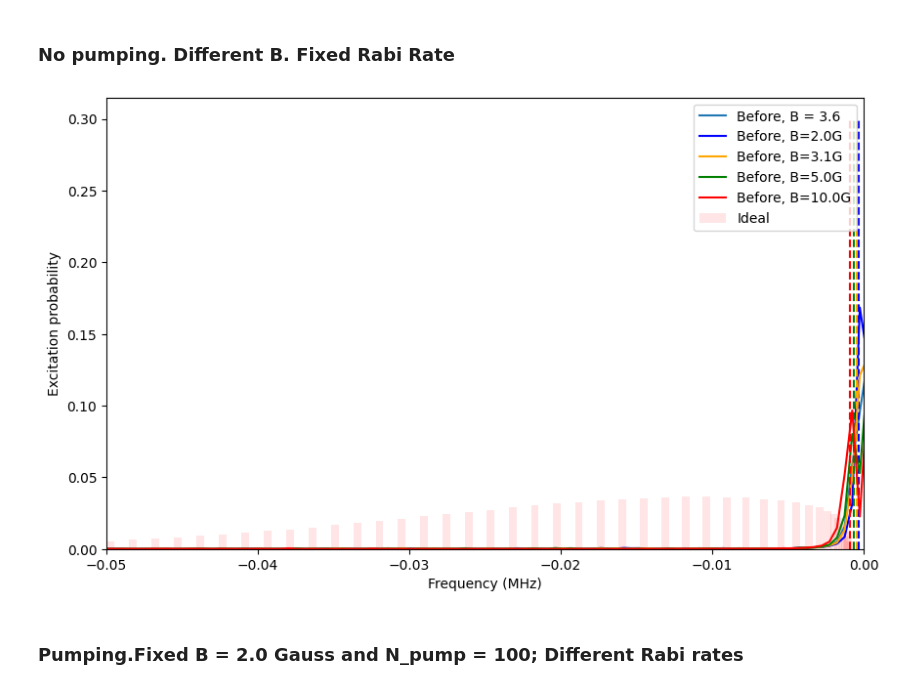
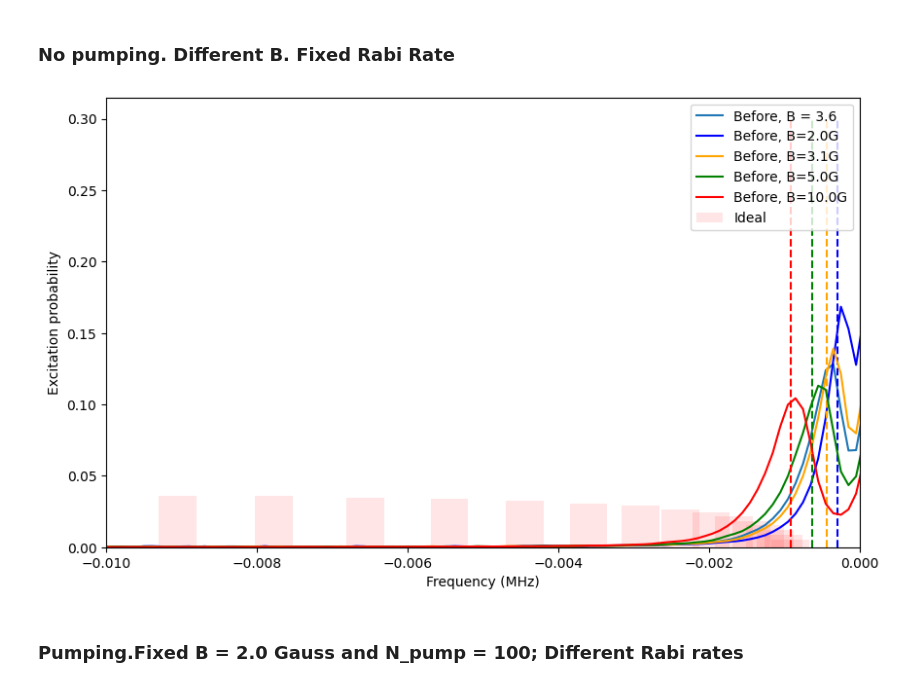
Before and after one commit to sdracia/master-thesis, a Jupyter notebook: molecules-calculation/spectrum.ipynb, the cells around one changed output. Drawn from its saved outputs; the diff is of its cells as text; code cells hidden in the pictures.

```diff
--- a/molecules-calculation/spectrum.ipynb
+++ b/molecules-calculation/spectrum.ipynb
@@ -202,7 +240,7 @@ j_max = 50
 
 duration_us = 1500.0
 rabi_rate_mhz = 2*np.pi*0.001
-max_frequency_mhz = 0.05
+max_frequency_mhz = 0.01
 scan_points = 200
 dephased = True
 is_minus = True
@@ -223,34 +261,34 @@ fig, ax = plt.subplots(figsize=(10, 6))
 
 ax.plot(frequencies, exc_probs, label = "Before, B = 3.6")
 ax.bar(signature_transitions, states.j_distribution(), color="red", width=0.0005, alpha=0.1, label = "Ideal")
 
 
 b_fields_gauss = [2.0, 3.1, 5.0, 10.0]
 colors = ["blue", "orange", "green", "red"]
 
 # gj = caoh.gj
 gj = -0.036
 
 for b, color in zip(b_fields_gauss, colors):
     caoh = CaOH.from_file(b_field_gauss=b, j_max=50)
     states = qls.States(caoh, temperature)
 
     j_peak = np.argmax(states.j_distribution())
     peak_minus = - caoh.cb_khz * gj - ( caoh.cij_khz * caoh.cb_khz * (gj-gI) ) / ( 2 * np.sqrt(caoh.cij_khz**2 * (j_peak + 0.5)**2 + (caoh.cb_khz * (gj - gI))**2 ) )
     peak_plus = - caoh.cb_khz * gj + ( caoh.cij_khz * caoh.cb_khz * (gj-gI) ) / ( 2 * np.sqrt(caoh.cij_khz**2 * (j_peak + 0.5)**2 + (caoh.cb_khz * (gj - gI))**2 ) )
 
     frequencies, exc_probs = qls.get_spectrum(caoh, states.dist, duration_us, rabi_rate_mhz, max_frequency_mhz, scan_points, dephased, is_minus)
     plt.plot(frequencies, exc_probs, color=color, label=f"Before, B={b}G")
     plt.vlines([-peak_minus * 1e-3, -peak_plus * 1e-3], 0, 0.3, color=color, linestyles="dashed")
 
 plt.legend()
 plt.xlabel("Frequency (MHz)")
 plt.ylabel("Excitation probability")
 plt.xlim([-max_frequency_mhz, 0])
 # plt.yscale("log")
 plt.show()
 # %% [output]
-[figure, old version]
+[figure, new version]
 # %% [markdown]
 ### Pumping.Fixed B = 2.0 Gauss and N_pump = 100; Different Rabi rates
 # %%
```
Also changed, not shown: parts of 9 cells of this notebook, 25 other files.
